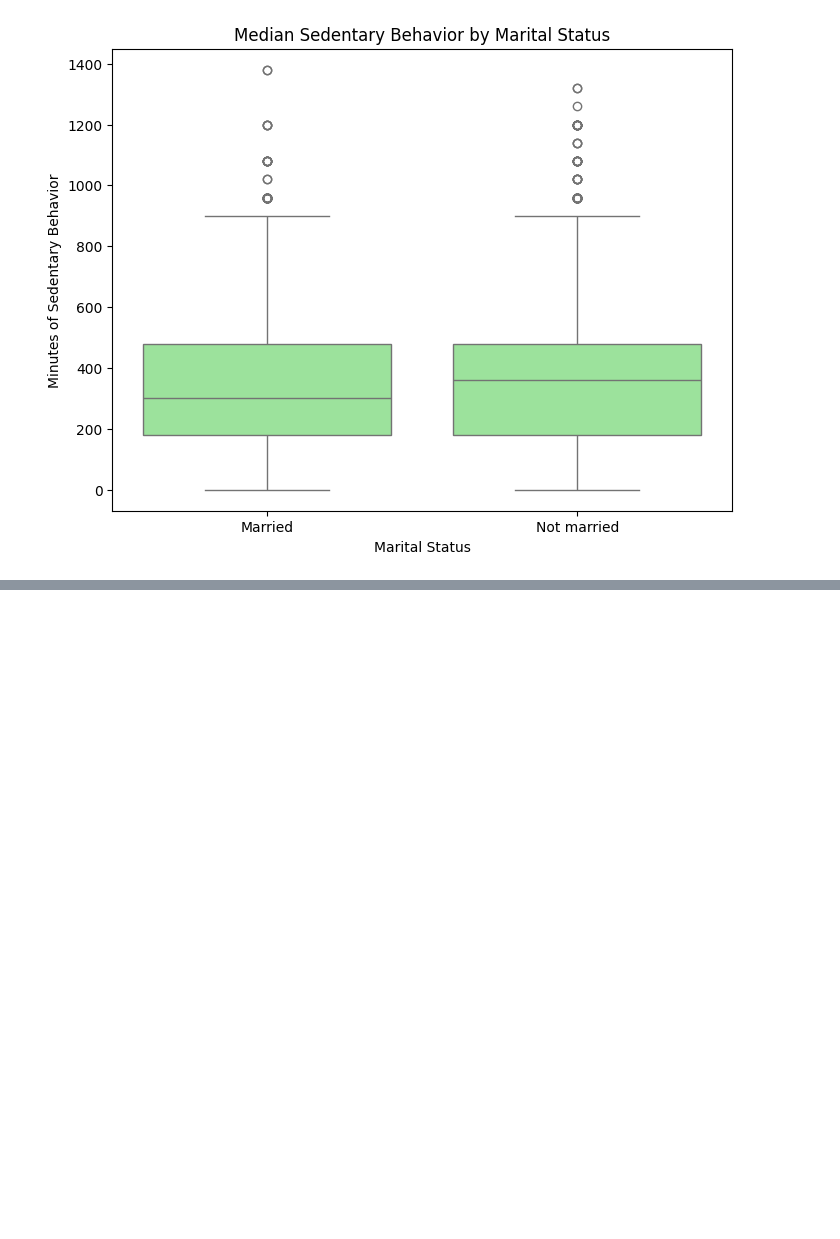
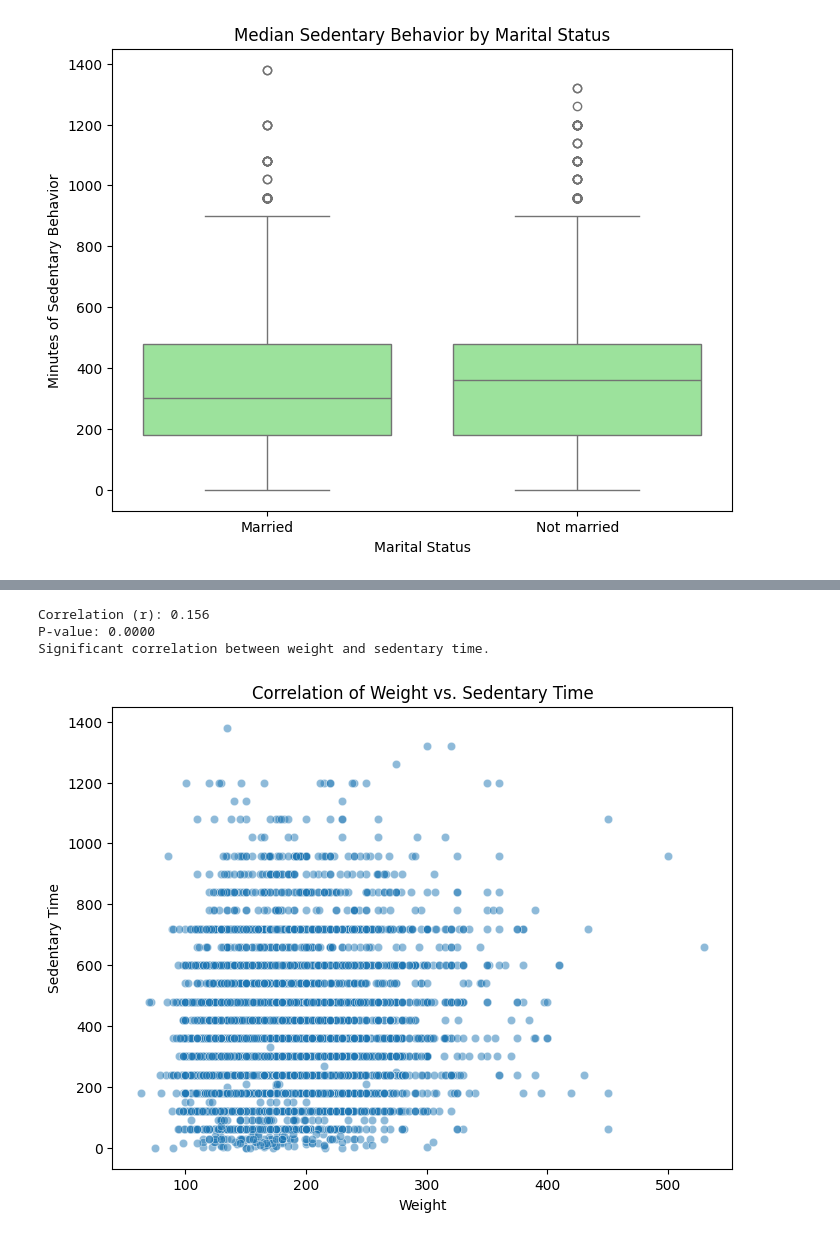
Before and after one commit to breannahardy/nhanes_inferential_2021_23, a Jupyter notebook: nhanes_inferential_2021_23.ipynb, the cells around one changed output, grey strips where cells are left out. Drawn from its saved outputs; the diff is of its cells as text; code cells hidden in the pictures; blank space fills up the shorter version.

```diff
--- a/nhanes_inferential_2021_23.ipynb
+++ b/nhanes_inferential_2021_23.ipynb
@@ -333,0 +369,35 @@ P-value: 0.0000
+# %%
+# Q4. Is there a correlation between self-reported weight and minutes of sedentary behavior?
+
+data['WHD020'] = data['WHD020'].replace([7777, 9999], np.nan)
+
+# Convert to numeric
+data['WHD020'] = pd.to_numeric(data['WHD020'], errors='coerce')
+
+# Build correlation dataset
+df_corr = data[['WHD020', 'sedentary']].dropna()
+
+# Run correlation
+corr, p = pearsonr(df_corr['WHD020'], df_corr['sedentary'])
+
+print(f"Correlation (r): {corr:.3f}")
+print(f"P-value: {p:.4f}")
+
+if p < 0.05:
+    print("Significant correlation between weight and sedentary time.")
+else:
+    print("No significant correlation between weight and sedentary time.")
+
+plt.figure(figsize=(8, 6))
+sns.scatterplot(x='WHD020', y='sedentary', data=df_corr, alpha=0.5)
+plt.title("Correlation of Weight vs. Sedentary Time")
+plt.xlabel("Weight")
+plt.ylabel("Sedentary Time")
+plt.show()
+
+### Interpretation: A Pearson correlation was used to examine the relationship between self-reported weight and sedentary time. The correlation was r = 0.156, p < 0.001, indicating a small but statistically significant positive relationship. Individuals with higher body weight tended to report slightly more sedentary minutes, although the association was weak.
+# %% [output]
+Correlation (r): 0.156
+P-value: 0.0000
+Significant correlation between weight and sedentary time.
+[figure, added]
```
Also changed, not shown: parts of 6 cells of this notebook.
